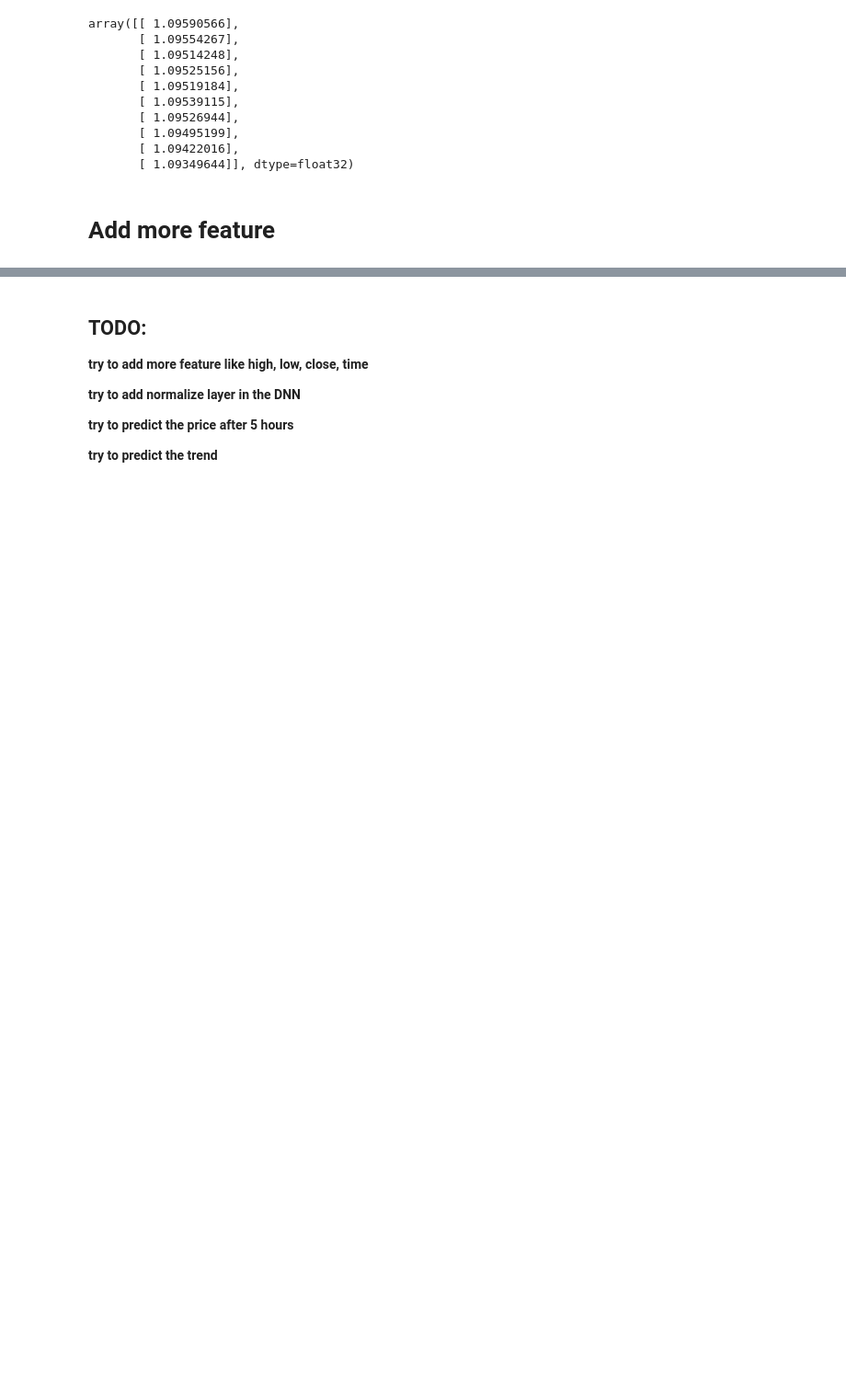
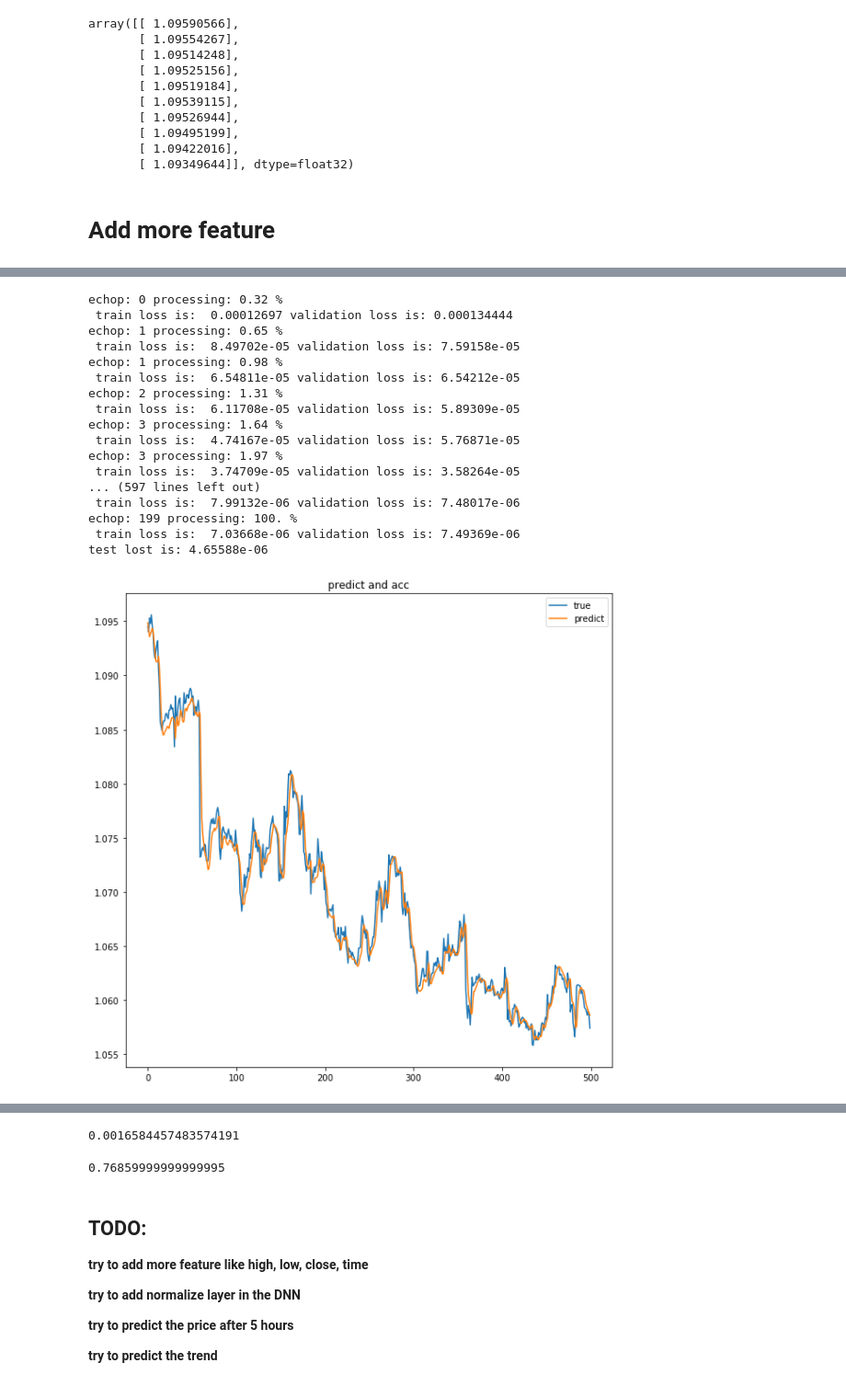
Before and after one commit to ghostHBL/machine-learning, a Jupyter notebook: foreign exchange/exchange_dnn.ipynb, the cells around one changed output, grey strips where cells are left out. Shown at 92% size. Drawn from its saved outputs; the diff is of its cells as text; code cells hidden in the pictures; blank space fills up the shorter version.

```diff
--- a/foreign exchange/exchange_dnn.ipynb
+++ b/foreign exchange/exchange_dnn.ipynb
@@ -231,0 +225,7 @@ class dnn_more_feature(dnn_very_deep):
+# %%
+data_sub = []
+for i in range(len(data_hours_index)-1):
+    data_tmp = data.iloc[data_hours_index[i]:data_hours_index[i+1]]
+    data_sub.append([float(data.iloc[data_hours_index[i]]['<OPEN>']), float(data_tmp['<HIGH>'].max()),
+        float(data_tmp['<LOW>'].min()), float(data.iloc[data_hours_index[i+1]]['<OPEN>'])])
+data_sub = np.array(data_sub)
@@ -231,0 +242,6 @@ class dnn_more_feature(dnn_very_deep):
+# %%
+with open('data_more_feature_hours.pickle', 'wb') as file:
+    pickle.dump(data_sub, file)
+# %%
+with open('data_more_feature_hours.pickle', 'rb') as file:
+    data_sub = pickle.load(file)
@@ -231,0 +300,25 @@ class dnn_more_feature(dnn_very_deep):
+# %%
+seq_length = 100
+exchange_dnn_mode = dnn_more_feature(seq_length*data_sub.shape[1], 1)
+exchange_dnn_mode.data_prepare(data_sub, seq_length)
+# %%
+exchange_dnn_mode.train(epochs = 200, batch_size=512)
+# %% [output]
+echop: 0 processing: 0.32 %
+ train loss is:  0.00012697 validation loss is: 0.000134444
+echop: 1 processing: 0.65 %
+ train loss is:  8.49702e-05 validation loss is: 7.59158e-05
+echop: 1 processing: 0.98 %
+ train loss is:  6.54811e-05 validation loss is: 6.54212e-05
+echop: 2 processing: 1.31 %
+ train loss is:  6.11708e-05 validation loss is: 5.89309e-05
+echop: 3 processing: 1.64 %
+ train loss is:  4.74167e-05 validation loss is: 5.76871e-05
+echop: 3 processing: 1.97 %
+ train loss is:  3.74709e-05 validation loss is: 3.58264e-05
+... (597 lines left out)
+ train loss is:  7.99132e-06 validation loss is: 7.48017e-06
+echop: 199 processing: 100. %
+ train loss is:  7.03668e-06 validation loss is: 7.49369e-06
+test lost is: 4.65588e-06
+[figure, added]
@@ -232,3 +326,11 @@ class dnn_more_feature(dnn_very_deep):
+# %%
+np.sqrt(4.65588e-06) * exchange_dnn_mode.data_interval
+# %% [output]
+0.0016584457483574191
+# %%
+exchange_dnn_mode.data_interval
+# %% [output]
+0.76859999999999995
 # %% [markdown]
 ## TODO:
 
```
Also changed, not shown: parts of 10 cells of this notebook.
